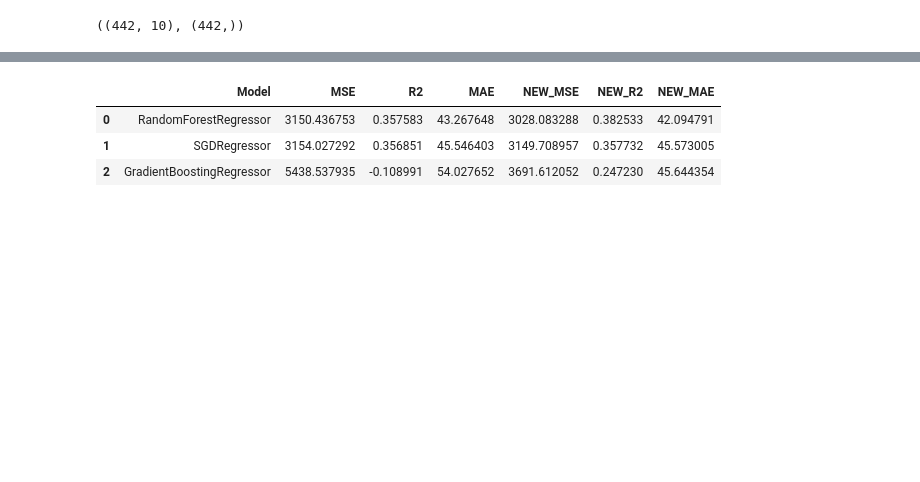
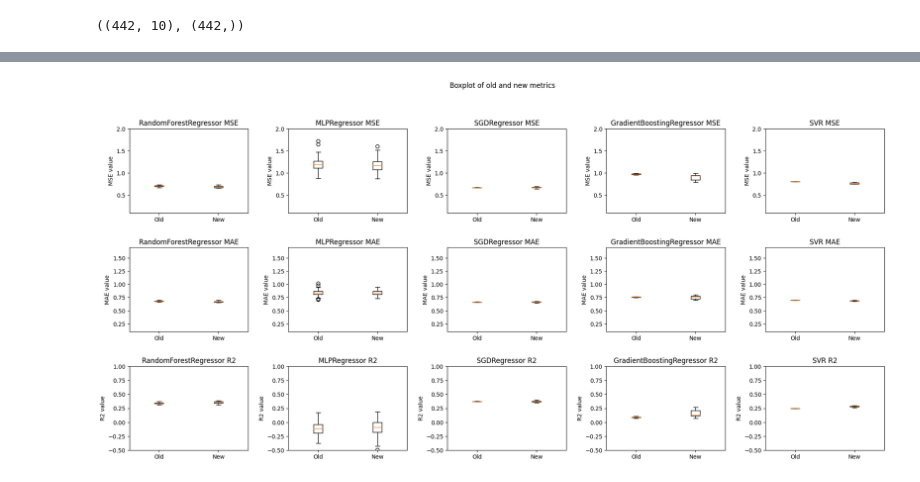
Before and after one commit to CaroFernando/GeneticFeatureGenerator, a Jupyter notebook: experiment_diabetes.ipynb, the cells around one changed output, grey strips where cells are left out. Drawn from its saved outputs; the diff is of its cells as text; code cells hidden in the pictures; blank space fills up the shorter version.

```diff
--- a/experiment_diabetes.ipynb
+++ b/experiment_diabetes.ipynb
@@ -55,4 +64,4 @@ X.shape, y.shape
 # %% [output]
 ((442, 10), (442,))
 # %%
-tester = tester(X, y, generator, 10, 1, X.shape[0], verbose = True, test_size = 0.2, random_state = 13)
+tester = tester(X, y, feature_generator_kargs, 5, 1, X.shape[0], verbose = True, test_size = 0.2, random_state = 13)
@@ -113,10 +88,69 @@ Iteration 49 - MSE 5438.53793473652, R2 -0.10899137289703353, MAE 54.02765184184
-# %%
-tester.get_tests()
-# %% [output]
-|  | Model | MSE | R2 | MAE | NEW_MSE | NEW_R2 | NEW_MAE |
-| 0 | RandomForestRegressor | 3150.436753 | 0.357583 | 43.267648 | 3028.083288 | 0.382533 | 42.094791 |
-| 1 | SGDRegressor | 3154.027292 | 0.356851 | 45.546403 | 3149.708957 | 0.357732 | 45.573005 |
-| 2 | GradientBoostingRegressor | 5438.537935 | -0.108991 | 54.027652 | 3691.612052 | 0.247230 | 45.644354 |
+# %%
+import os
+
+# create forlder insuranse
+
+if not os.path.exists("results/diabetes"):
+    os.makedirs("results/diabetes")
+
+for key in tester.individual_tests:
+    tester.individual_tests[key].to_csv("results/diabetes/" + key + ".csv")
+# %%
+tests = tester.get_individual_tests()
+mses = pd.DataFrame(columns = tests.keys())
+maes = pd.DataFrame(columns = tests.keys())
+r2s = pd.DataFrame(columns = tests.keys())
+new_mses = pd.DataFrame(columns = tests.keys())
+new_maes = pd.DataFrame(columns = tests.keys())
+new_r2s = pd.DataFrame(columns = tests.keys())
+
+for key in tests.keys():
+    mses[key] = tests[key]["MSE"]
+    maes[key] = tests[key]["MAE"]
+    r2s[key] = tests[key]["R2"]
+    new_mses[key] = tests[key]["NEW_MSE"]
+    new_maes[key] = tests[key]["NEW_MAE"]
+    new_r2s[key] = tests[key]["NEW_R2"]
+
+NO_MODELS = len(tests.keys())
+model_names = [i for i in tests.keys()]
+NO_STATS = 3
+
+
+fig, axs = plt.subplots(NO_STATS, NO_MODELS, figsize=(20, 10))
+fig.suptitle('Boxplot of old and new metrics')
+
+# add padding
+fig.tight_layout(pad=4.0)
+
+for i in range(NO_MODELS):
+    axs[0, i].boxplot([mses.iloc[:, i], new_mses.iloc[:, i]])
+    axs[0, i].set_title(model_names[i] + ' MSE')
+    axs[0, i].set_xticklabels(['Old', 'New'])
+    axs[0, i].set(ylabel='MSE value')
+    # set mse y range between 0 and 62000
+    axs[0, i].set_yscale('linear')
+    axs[0, i].set_ylim(0.1, 2)
+
+    axs[1, i].boxplot([maes.iloc[:, i], new_maes.iloc[:, i]])
+    axs[1, i].set_title(model_names[i] + ' MAE')
+    axs[1, i].set_xticklabels(['Old', 'New'])
+    axs[1, i].set(ylabel='MAE value')
+
+    # set mae y range between 0 and 80 in log scale
+    axs[1, i].set_yscale('linear')
+    axs[1, i].set_ylim(0.1, 1.7)
+
+
+    axs[2, i].boxplot([r2s.iloc[:, i], new_r2s.iloc[:, i]])
+    axs[2, i].set_title(model_names[i] + ' R2')
+    axs[2, i].set_xticklabels(['Old', 'New'])
+    axs[2, i].set(ylabel='R2 value')
+    # set r2 y range between -0.3 and 1 and linear scale
+    axs[2, i].set_yscale('linear')
+    axs[2, i].set_ylim(-0.5, 1)
+# %% [output]
+[figure, added]
 # %%
 for i in range(tester.new_X_train.shape[1]):
     plt.clf()
```
Also changed, not shown: parts of 6 cells of this notebook, 24 other files.
